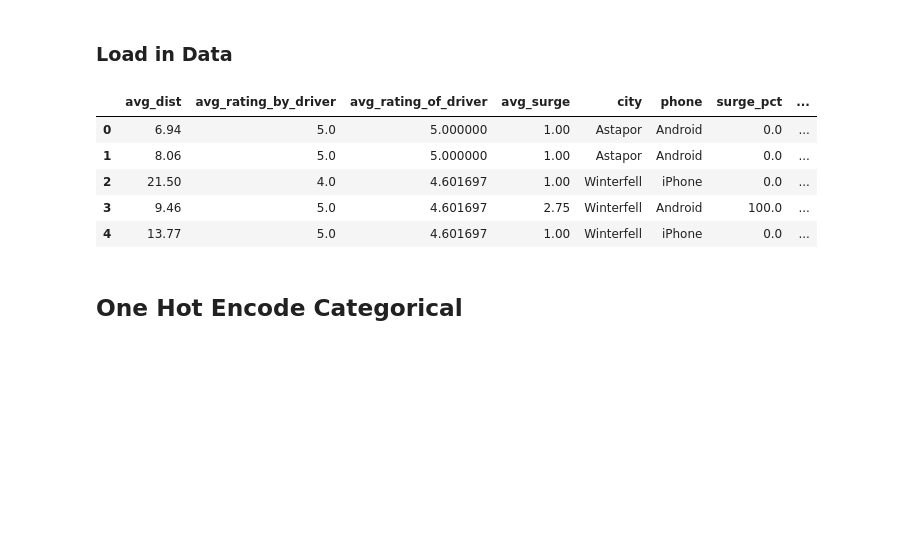
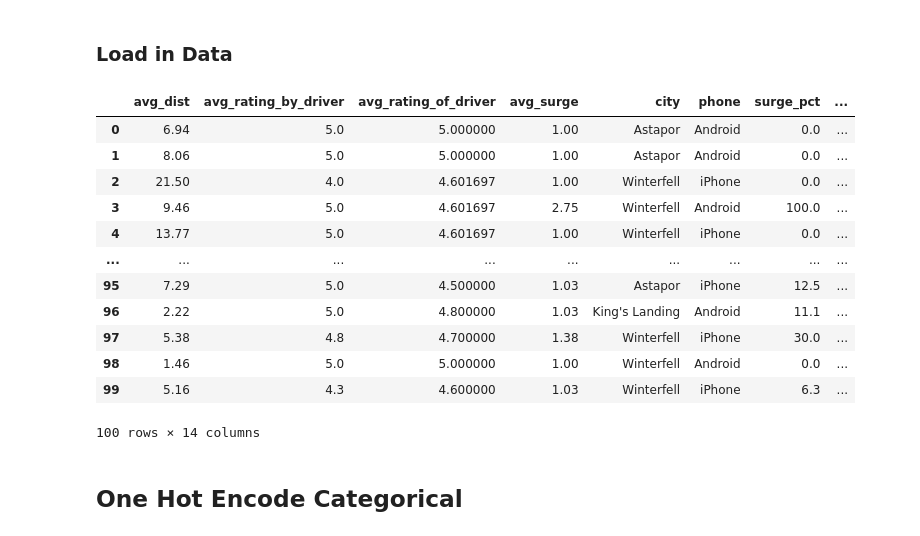
Before and after one commit to cwong690/Ride-or-Churn, a Jupyter notebook: cindy_log_regres.ipynb, the cells around one changed output. Drawn from its saved outputs; the diff is of its cells as text; code cells hidden in the pictures; blank space fills up the shorter version.

```diff
--- a/cindy_log_regres.ipynb
+++ b/cindy_log_regres.ipynb
@@ -88,14 +88,21 @@ df = clean_data(df)
 
 train = clean_data(train)
 # %%
-df.head()
+df.head(100)
 # %% [output]
 |  | avg_dist | avg_rating_by_driver | avg_rating_of_driver | avg_surge | city | phone | surge_pct | ... |
 | 0 | 6.94 | 5.0 | 5.000000 | 1.00 | Astapor | Android | 0.0 | ... |
 | 1 | 8.06 | 5.0 | 5.000000 | 1.00 | Astapor | Android | 0.0 | ... |
 | 2 | 21.50 | 4.0 | 4.601697 | 1.00 | Winterfell | iPhone | 0.0 | ... |
 | 3 | 9.46 | 5.0 | 4.601697 | 2.75 | Winterfell | Android | 100.0 | ... |
 | 4 | 13.77 | 5.0 | 4.601697 | 1.00 | Winterfell | iPhone | 0.0 | ... |
+| ... | ... | ... | ... | ... | ... | ... | ... | ... |
+| 95 | 7.29 | 5.0 | 4.500000 | 1.03 | Astapor | iPhone | 12.5 | ... |
+| 96 | 2.22 | 5.0 | 4.800000 | 1.03 | King's Landing | Android | 11.1 | ... |
+| 97 | 5.38 | 4.8 | 4.700000 | 1.38 | Winterfell | iPhone | 30.0 | ... |
+| 98 | 1.46 | 5.0 | 5.000000 | 1.00 | Winterfell | Android | 0.0 | ... |
+| 99 | 5.16 | 4.3 | 4.600000 | 1.03 | Winterfell | iPhone | 6.3 | ... |
+100 rows × 14 columns
 # %% [markdown]
 ## One Hot Encode Categorical
 # %%
```
Also changed, not shown: parts of 11 cells of this notebook, 5 other files.
